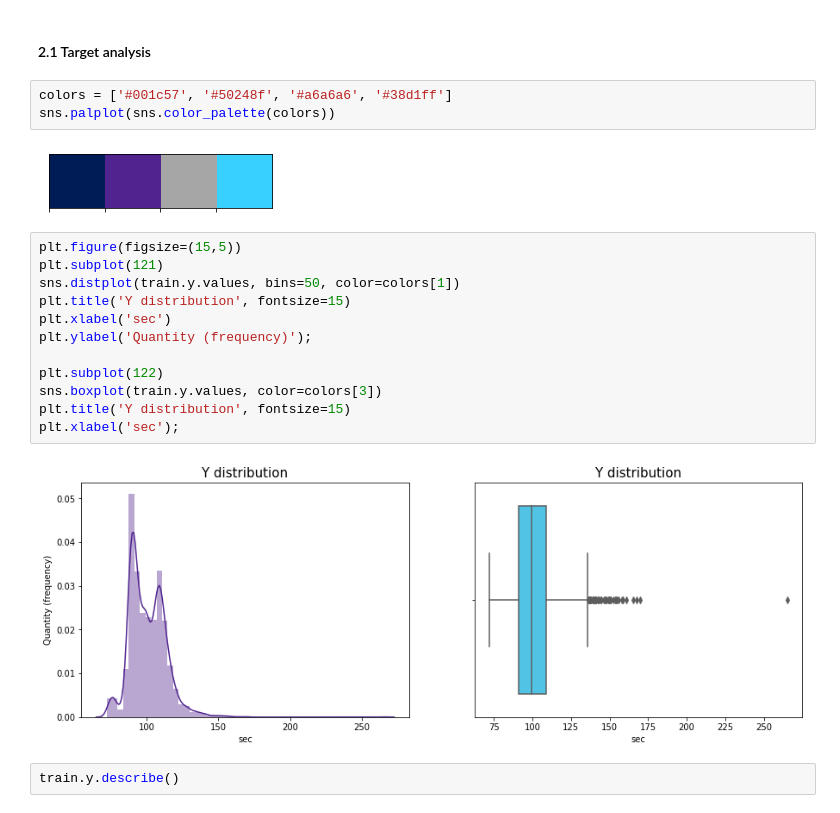
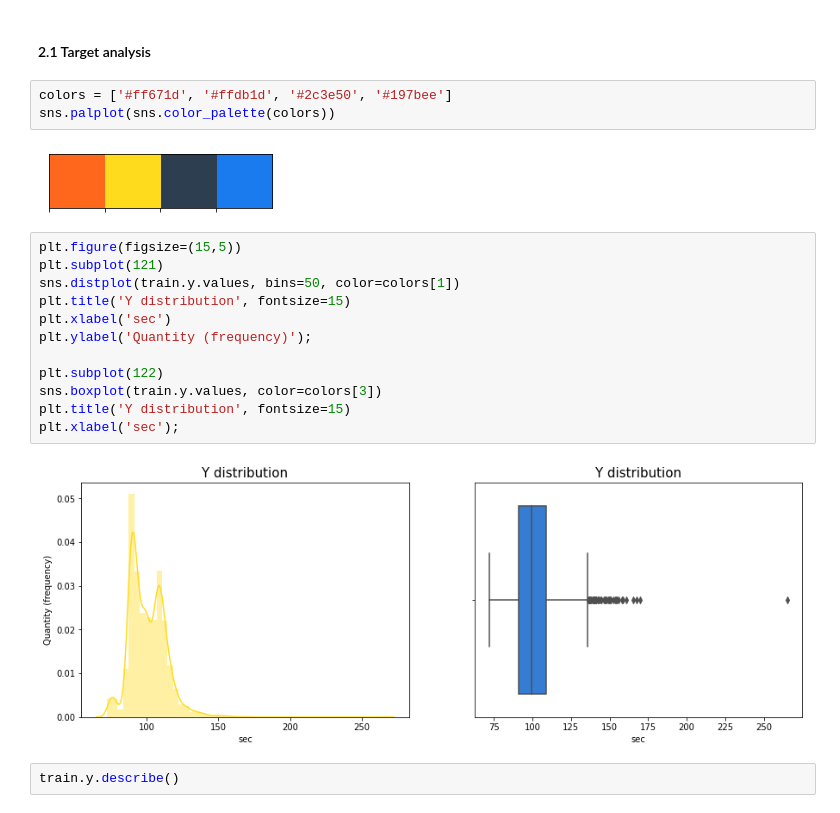
Before and after one commit to postovalov/mercedes-benz-greener-manufacturing-project, a Jupyter notebook: EDA Mercedes-Benz.ipynb, the cells around one changed output. Drawn from its saved outputs; the diff is of its cells as text.

```diff
--- a/EDA Mercedes-Benz.ipynb
+++ b/EDA Mercedes-Benz.ipynb
@@ -59,10 +59,10 @@ train.head()
 # %% [markdown]
 #### 2.1 Target analysis
 # %%
-colors = ['#001c57', '#50248f', '#a6a6a6', '#38d1ff']
+colors = ['#ff671d', '#ffdb1d', '#2c3e50', '#197bee']
 sns.palplot(sns.color_palette(colors))
 # %% [output]
-[figure, old version]
+[figure, new version]
 # %%
 plt.figure(figsize=(15,5))
 plt.subplot(121)
@@ -76,7 +76,7 @@ sns.boxplot(train.y.values, color=colors[3])
 plt.title('Y distribution', fontsize=15)
 plt.xlabel('sec');
 # %% [output]
-[figure, old version]
+[figure, new version]
 # %%
 train.y.describe()
 # %% [output]
```
Also changed, not shown: parts of 26 cells of this notebook.
